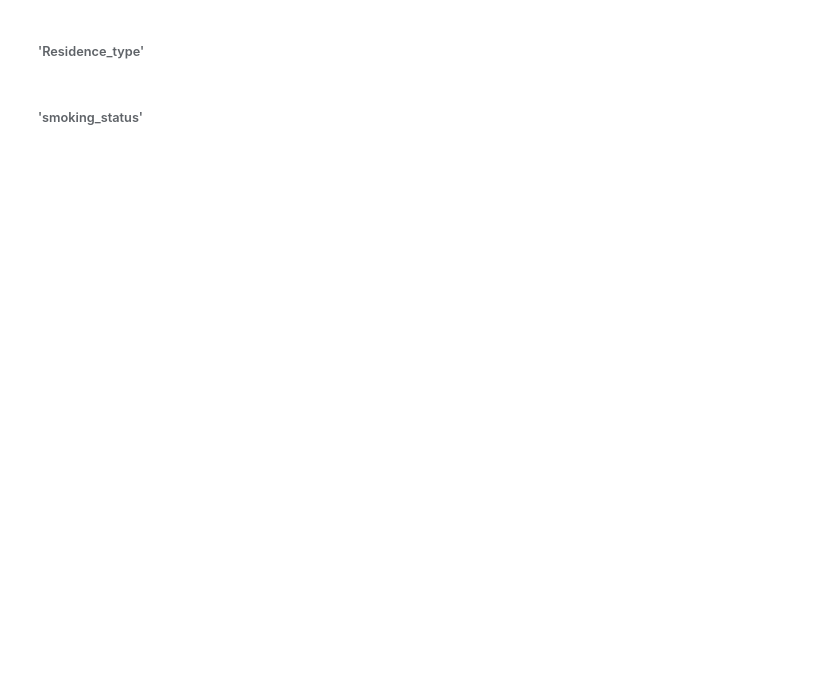
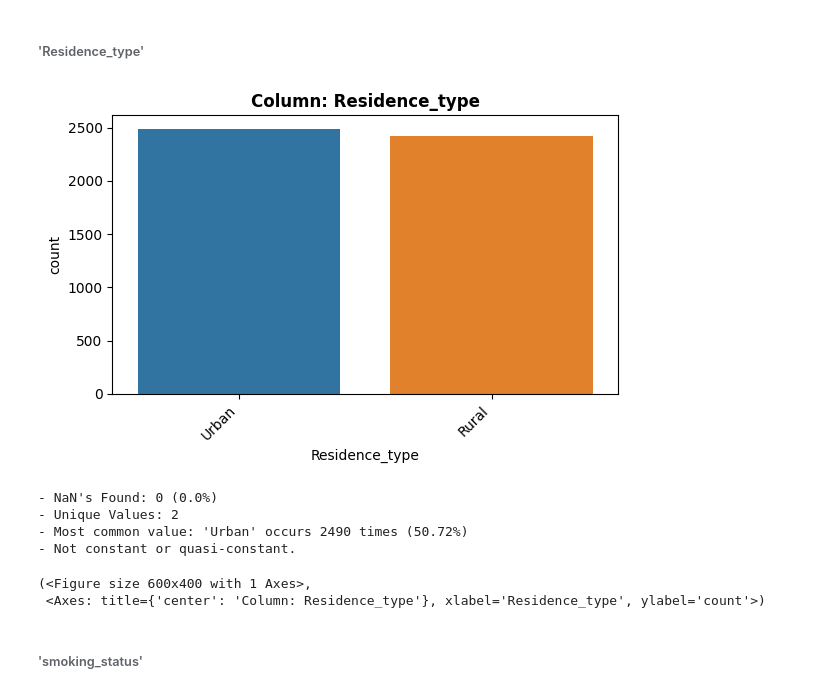
Before and after one commit to patelmedha/Stroke-Prediction, a Jupyter notebook: PROJECT_2_PART_2.ipynb, the cells around one changed output. Saved outputs shown, nothing was run; the diff lists cells and outputs as text; code cells hidden in the pictures; blank space fills up the shorter version.

```diff
--- a/PROJECT_2_PART_2.ipynb
+++ b/PROJECT_2_PART_2.ipynb
@@ -314,4 +409,14 @@ Index(['gender', 'ever_married', 'work_type', 'Residence_type',
 # %% [markdown]
 ###### 'Residence_type'
+# %%
+explore_categorical(df_stroke, 'Residence_type')
+# %% [output]
+[figure, added]
+- NaN's Found: 0 (0.0%)
+- Unique Values: 2
+- Most common value: 'Urban' occurs 2490 times (50.72%)
+- Not constant or quasi-constant.
+(<Figure size 600x400 with 1 Axes>,
+ <Axes: title={'center': 'Column: Residence_type'}, xlabel='Residence_type', ylabel='count'>)
 # %% [markdown]
 ###### 'smoking_status'
```
Also changed, not shown: parts of 16 cells of this notebook.
